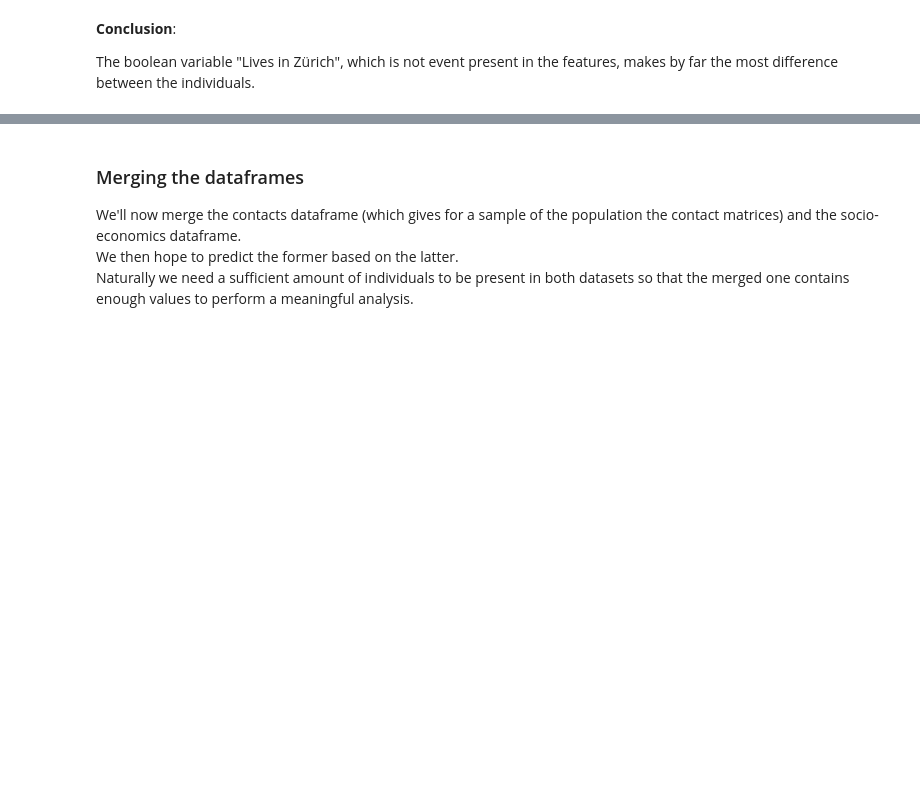
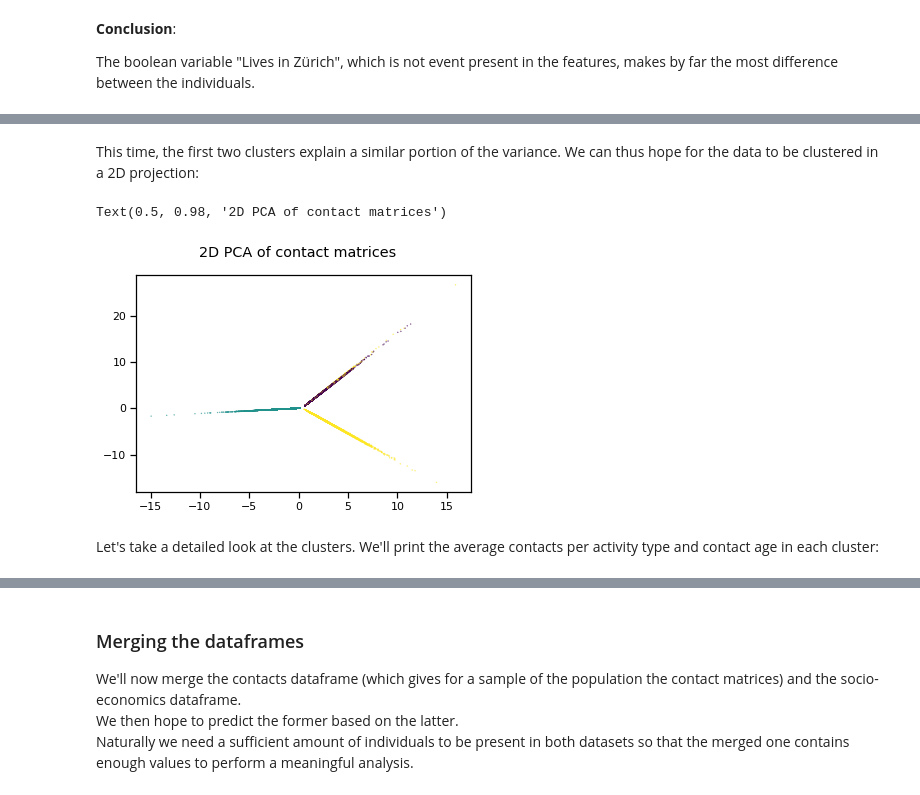
Before and after one commit to dauvillc/covid-19-switzerland, a Jupyter notebook: scripts/contact_matrices.ipynb, the cells around one changed output, grey strips where cells are left out. Saved outputs shown, nothing was run; the diff lists cells and outputs as text; code cells hidden in the pictures; blank space fills up the shorter version.

```diff
--- a/scripts/contact_matrices.ipynb
+++ b/scripts/contact_matrices.ipynb
@@ -579,0 +636,10 @@ The boolean variable "Lives in Zürich", which is not event present in the featu
+# %% [markdown]
+This time, the first two clusters explain a similar portion of the variance. We can thus hope for the data to be clustered in a 2D projection:
+# %%
+plt.scatter(pca_contacts_transform[:, 0], pca_contacts_transform[:, 1], c=pca_contacts_clusters, s=0.1)
+plt.suptitle("2D PCA of contact matrices")
+# %% [output]
+Text(0.5, 0.98, '2D PCA of contact matrices')
+[figure, added]
+# %% [markdown]
+Let's take a detailed look at the clusters. We'll print the average contacts per activity type and contact age in each cluster:
```
Also changed, not shown: parts of 18 cells of this notebook.
